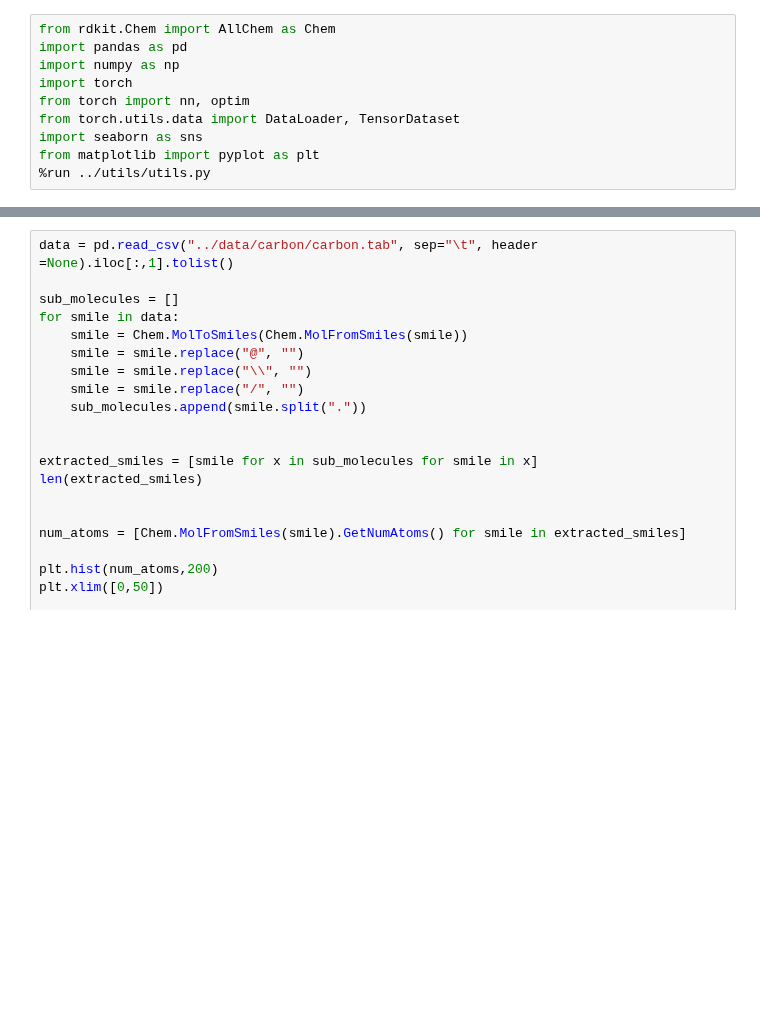
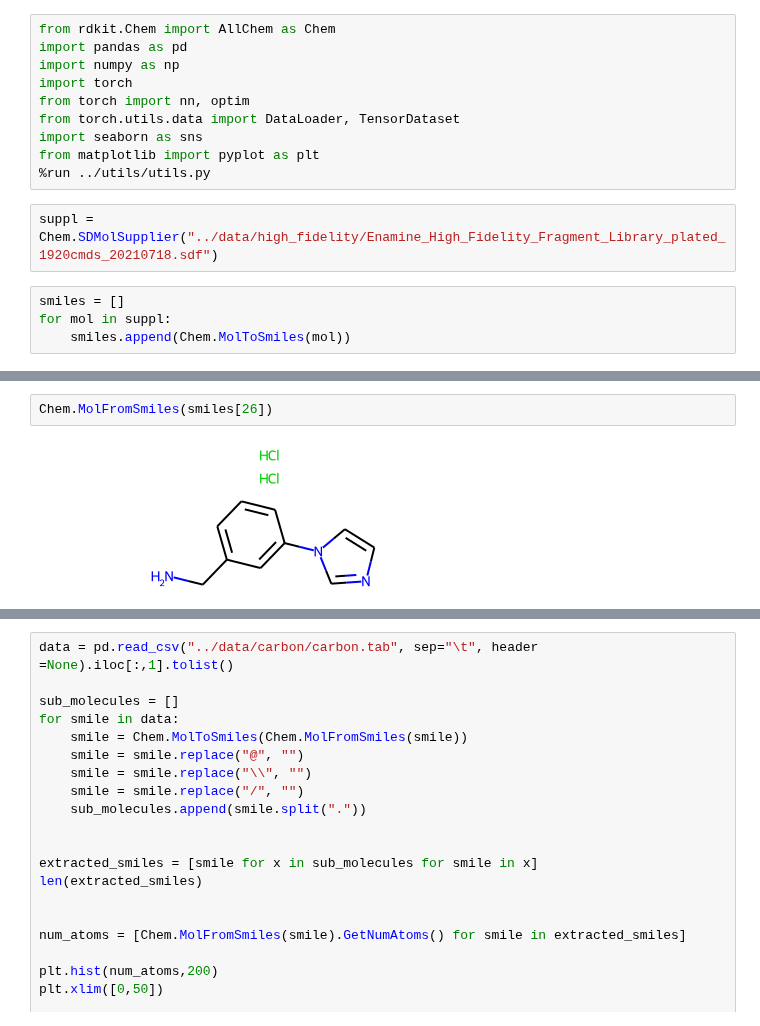
Before and after one commit to kochgroup/intro_pharma_ai, a Jupyter notebook: Notebooks/Woche 12 - Autoencoders.ipynb, the cells around one changed output, grey strips where cells are left out. Cells and saved outputs as stored; diff of their text form; blank space fills up the shorter version.

```diff
--- a/Notebooks/Woche 12 - Autoencoders.ipynb
+++ b/Notebooks/Woche 12 - Autoencoders.ipynb
@@ -8,3 +8,9 @@ from torch.utils.data import DataLoader, TensorDataset
 import seaborn as sns
 from matplotlib import pyplot as plt
 %run ../utils/utils.py
+# %%
+suppl = Chem.SDMolSupplier("../data/high_fidelity/Enamine_High_Fidelity_Fragment_Library_plated_1920cmds_20210718.sdf")
+# %%
+smiles = []
+for mol in suppl:
+    smiles.append(Chem.MolToSmiles(mol))
@@ -10,0 +37,4 @@ from matplotlib import pyplot as plt
+# %%
+Chem.MolFromSmiles(smiles[26])
+# %% [output]
+[figure, added]
```
Also changed, not shown: parts of 34 cells of this notebook.
